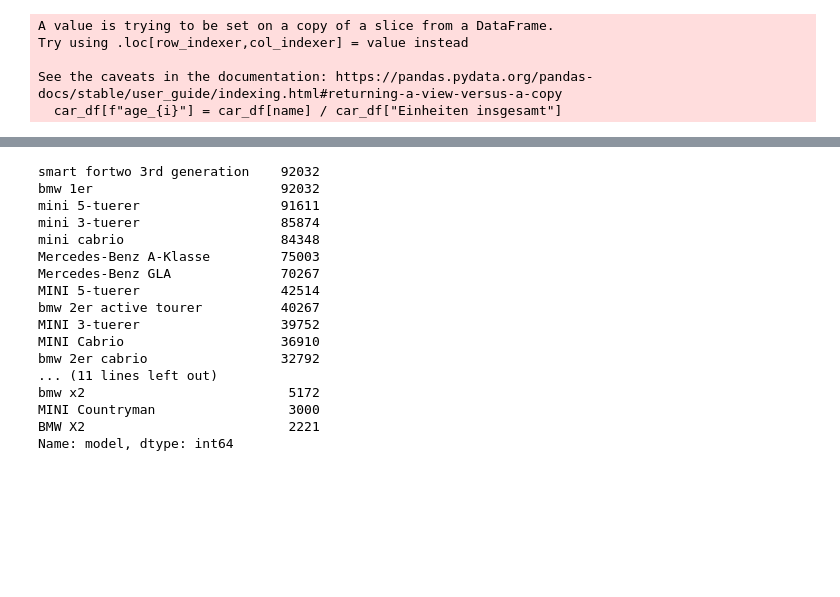
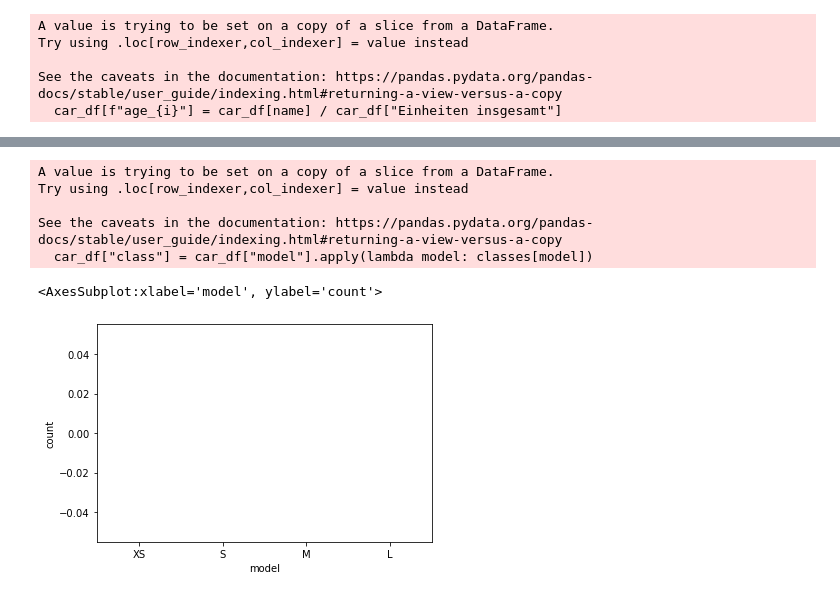
Before and after one commit to lucafanselau/bachelor-seminar-thesis, a Jupyter notebook: src/vehicle-choice-model.ipynb, the cells around one changed output, grey strips where cells are left out. Cells and saved outputs as stored; diff of their text form; code cells hidden in the pictures; blank space fills up the shorter version.

```diff
--- a/src/vehicle-choice-model.ipynb
+++ b/src/vehicle-choice-model.ipynb
@@ -14,6 +14,8 @@ pd.set_option("display.max_columns", None)
 # %% [output]
 The autoreload extension is already loaded. To reload it, use:
   %reload_ext autoreload
+# %%
+C = ["XS", "S", "M", "L"]
 # %%
 final_df = pd.read_csv("../data/final_dataset.csv")
 # %%
@@ -43,6 +45,12 @@ Try using .loc[row_indexer,col_indexer] = value instead
 See the caveats in the documentation: https://pandas.pydata.org/pandas-docs/stable/user_guide/indexing.html#returning-a-view-versus-a-copy
   car_df[f"age_{i}"] = car_df[name] / car_df["Einheiten insgesamt"]
 # %%
-income_curr = [ "Erwerbstätige / Monatliches Nettoeinkommen unter 900", "Erwerbstätige / Monatliches Nettoeinkommen 900 – 1500", "Erwerbstätige / Monatliches Nettoeinkommen 1500 und mehr"]
+income_curr = ["Erwerbstätige / Monatliches Nettoeinkommen unter 900", "Erwerbstätige / Monatliches Nettoeinkommen 900 – 1500", "Erwerbstätige / Monatliches Nettoeinkommen 1500 und mehr"]
 
-car_df["income_total"] =
+car_df["income_total"] = car_df[income_curr].sum(axis=1)
+
+def income_class(i, name):
+  car_df[f"income_{i}"] = car_df[name] / car_df["income_total"]
+
+for (i, name) in enumerate(income_curr):
+  income_class(i + 1, name)
@@ -55,5 +74,23 @@ car_df.head()
 | 303543 | ZnJlZWZsb2F0OjpjYXIyZ286OldCQTFSN... | car2go | berlin | car | BMW 1er | 2020-01-17 14:58:24+01:00 | 20200117 | 1455 | ... |
 | 303544 | ZnJlZWZsb2F0OjpjYXIyZ286OldCQTFSN... | car2go | berlin | car | BMW 1er | 2020-01-17 17:33:07+01:00 | 20200117 | 1730 | ... |
 | 303545 | ZnJlZWZsb2F0OjpjYXIyZ286OldCQTFSN... | car2go | berlin | car | BMW 1er | 2020-01-18 04:33:09+01:00 | 20200118 | 430 | ... |
+# %%
+classes = { 'BMW 1er': "M",
+ 'BMW 2er Active Tourer': "M", 'BMW 2er Cabrio': "L", 'BMW I3': "M",
+       'BMW X1': "L", 'BMW X2': "L", 'MINI 3-tuerer': "S", 'MINI 5-tuerer': "S",
+       'MINI Cabrio': "S", 'MINI Clubman': "S", 'MINI Countryman': "S",
+       'Mercedes-Benz A-Klasse': "M", 'Mercedes-Benz B-Klasse': "M",
+       'Mercedes-Benz GLA': "M", 'bmw 1er': "M", 'bmw 2er active tourer': "M",
+       'bmw 2er cabrio': "L", 'bmw i3': "M", 'bmw x1': "L", 'bmw x2': "L", 'mini 3-tuerer': "S",
+       'mini 5-tuerer': "S", 'mini cabrio': "S", 'mini clubman': "S", 'mini countryman': "S",
+       'smart fortwo 3rd generation': "XS"}
+
+car_df["class"] = car_df["model"].apply(lambda model: classes[model])
+# %% [output]
+A value is trying to be set on a copy of a slice from a DataFrame.
+Try using .loc[row_indexer,col_indexer] = value instead
+
+See the caveats in the documentation: https://pandas.pydata.org/pandas-docs/stable/user_guide/indexing.html#returning-a-view-versus-a-copy
+  car_df["class"] = car_df["model"].apply(lambda model: classes[model])
 # %%
 age_columns = [f"age_{i}" for i in range(1, 6)]
@@ -71,20 +100,6 @@ fdf = pd.concat([smart_df, non_smart_df])
-# %%
-fdf["model"].value_counts()
-# %% [output]
-smart fortwo 3rd generation    92032
-bmw 1er                        92032
-mini 5-tuerer                  91611
-mini 3-tuerer                  85874
-mini cabrio                    84348
-Mercedes-Benz A-Klasse         75003
-Mercedes-Benz GLA              70267
-MINI 5-tuerer                  42514
-bmw 2er active tourer          40267
-MINI 3-tuerer                  39752
-MINI Cabrio                    36910
-bmw 2er cabrio                 32792
-... (11 lines left out)
-bmw x2                          5172
-MINI Countryman                 3000
-BMW X2                          2221
-Name: model, dtype: int64
+# %%
+# "XS" is overpopulated
+sns.countplot(data=car_df, x="model", order=C)
+# %% [output]
+<AxesSubplot:xlabel='model', ylabel='count'>
+[figure, added]
```
Also changed, not shown: parts of 33 cells of this notebook, 11 other files.
